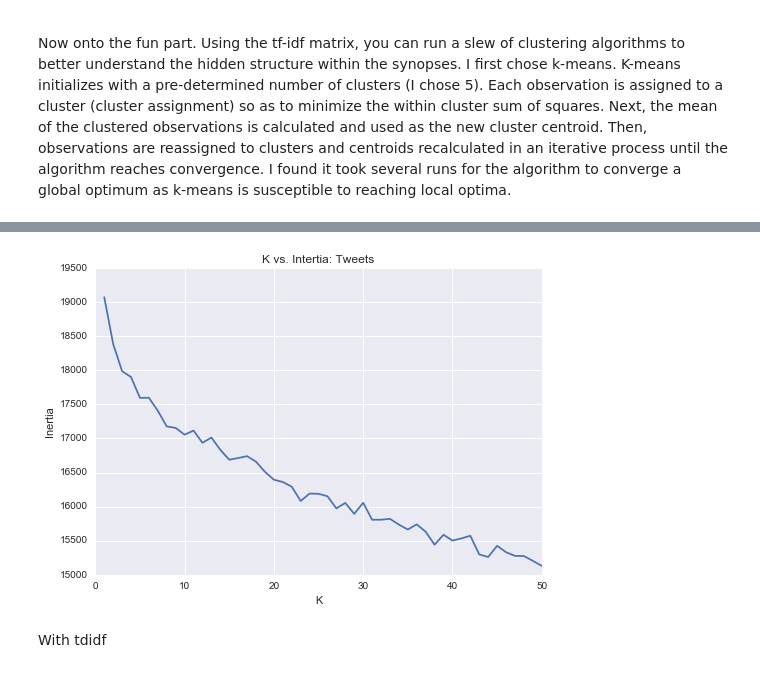
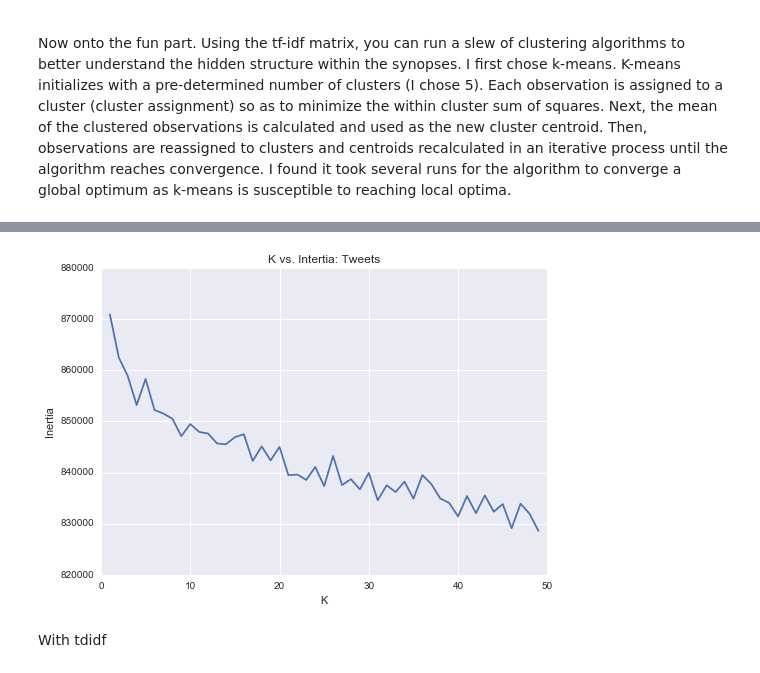
Before and after one commit to matt-stringer/twitter-marketing-analysis, a Jupyter notebook: Solar Marketing Analysis.ipynb, the cells around one changed output, grey strips where cells are left out. Drawn from its saved outputs; the diff is of its cells as text; code cells hidden in the pictures.

```diff
--- a/Solar Marketing Analysis.ipynb
+++ b/Solar Marketing Analysis.ipynb
@@ -564,3 +565,5 @@ TODO: Pickle for future reloading. Save time on preprocessing
+# %%
+long_tweets = pd.read_pickle('data/long_tweets.pkl')
 # %% [markdown]
 # Prepare tf-idf and count vectorizers; investigate terms by count
 # %% [markdown]
@@ -625,0 +605,5 @@ def get_word_count(comp, df):
+# %%
+count_vect, matrix = create_count_matrix(long_tweets)
+
+# Review total dimensionality of the analysis
+print(matrix.shape[1])
@@ -657,25 +686,19 @@ for c in companies:
 Now onto the fun part. Using the tf-idf matrix, you can run a slew of clustering algorithms to better understand the hidden structure within the synopses. I first chose k-means. K-means initializes with a pre-determined number of clusters (I chose 5). Each observation is assigned to a cluster (cluster assignment) so as to minimize the within cluster sum of squares. Next, the mean of the clustered observations is calculated and used as the new cluster centroid. Then, observations are reassigned to clusters and centroids recalculated in an iterative process until the algorithm reaches convergence.
 I found it took several runs for the algorithm to converge a global optimum as k-means is susceptible to reaching local optima.
 # %%
-def get_clusters_counts(comp, df, true_k = 5):
-    count_vect = CountVectorizer(analyzer = "word",
-                                       tokenizer = None,
-                                       preprocessor = None,
-                                       stop_words = stop,
-                                       max_features = 20000,
-                                       ngram_range = (1, 3),
-                                       min_df = 3)
+def km_means(vect, print_output=False, true_k=5, comp=None):
 
-
-    matrix = count_vect.fit_transform(df[df.company == comp].tokens)
-    grams = count_vect.get_feature_names()
-    km = KMeans(n_clusters = true_k)
+    grams = vect.get_feature_names()
+    km = KMeans(n_clusters=true_k)
     km.fit(matrix)
     clusters = km.labels_.tolist()
     order_centroids = km.cluster_centers_.argsort()[:, ::-1]
-    print('\n', comp)
-    for i in range(true_k):
-        print("\nCluster %d:" % i)
-        print(', '.join([grams[ind] for ind in order_centroids[i, :25]]))
-        print()
+
+    if print_output:
+        print('\n', comp)
+        for i in range(true_k):
+            print("\nCluster %d:" % i)
+            print(', '.join([grams[ind] for ind in order_centroids[i, :25]]))
+            print()
+
     return km
@@ -722,7 +711,7 @@ question, answer, usermention, answer question, lot, happy, question answer, com
 # %%
 # plot k vs. intertia
 inertias = []
-for k in range(1, 51):
-    mod = get_clusters_counts('SunRun', long_tweets, k)
+for k in range(1, 50):
+    %time mod = km_means(count_vect, print_output=False, true_k=k, comp=None)
     inertias.append(mod.inertia_)
 # %% [output]
@@ -746,11 +735,11 @@ source, electricity, world, iea, predict, renewables, htt, expensive, dirty, sin
 # %%
-plt.plot(range(1,51), inertias)
+plt.plot(range(1,50), inertias)
 plt.title('K vs. Intertia: Tweets')
 plt.xlabel('K')
 plt.ylabel('Inertia')
 plt.show()
 # %% [output]
-[figure, old version]
+[figure, new version]
 # %% [markdown]
 With tdidf
 # %%
```
Also changed, not shown: parts of 37 cells of this notebook, 1 other file.
